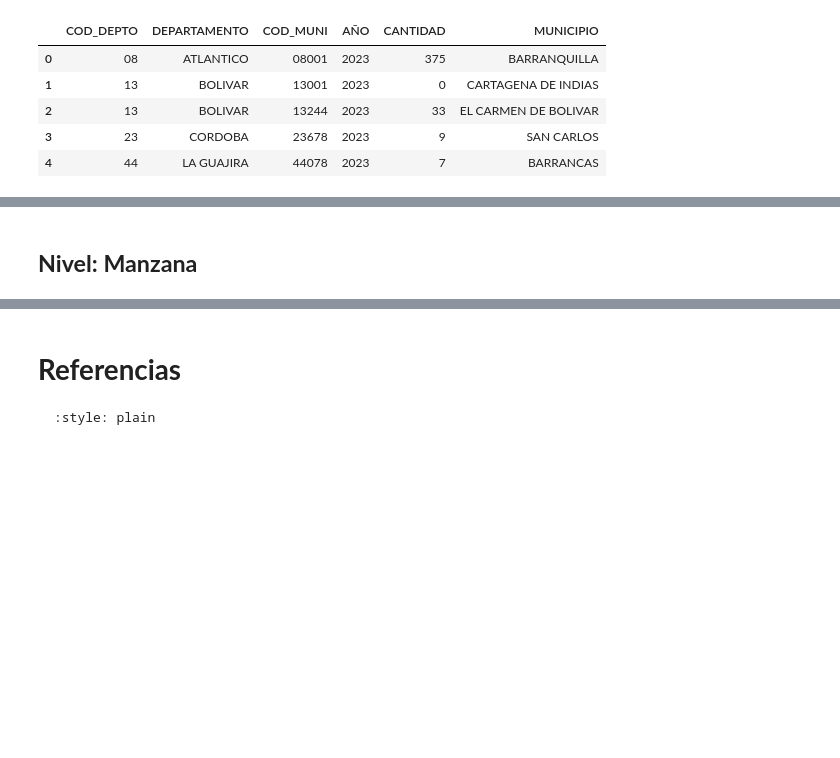
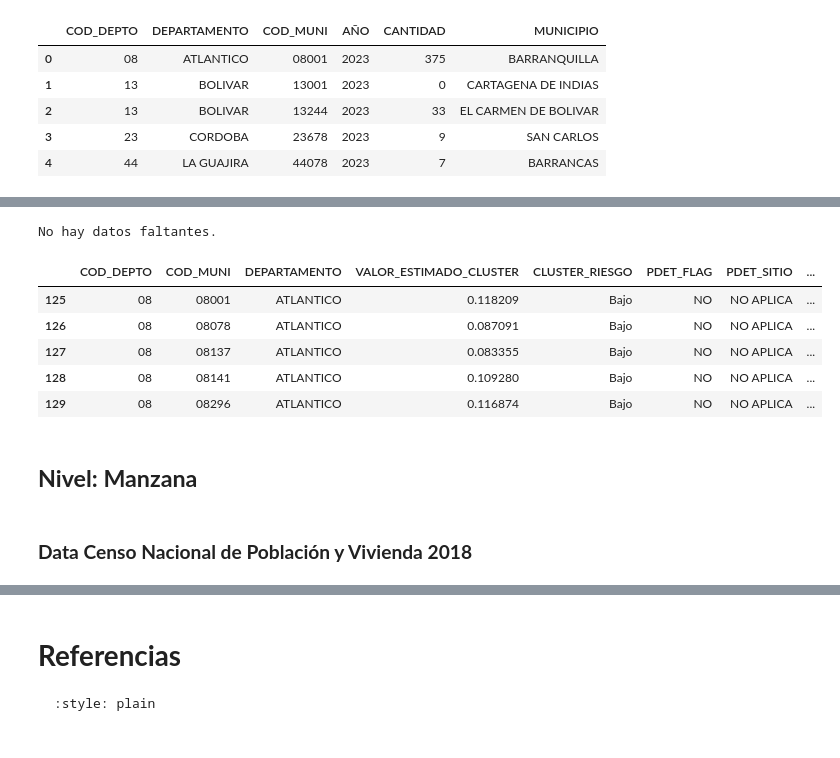
Before and after one commit to CIDEACC/datos_externos_convocatoria38, a Jupyter notebook: _sources/raw_to_processed.ipynb, the cells around one changed output, grey strips where cells are left out. Saved outputs shown, nothing was run; the diff lists cells and outputs as text; code cells hidden in the pictures; blank space fills up the shorter version.

```diff
--- a/_sources/raw_to_processed.ipynb
+++ b/_sources/raw_to_processed.ipynb
@@ -128,2 +185,20 @@ data_processed_homicidios.head()
+# %%
+data_raw_riesgo_de_victimizacion = pd.read_csv('https://docs.google.com/spreadsheets/d/1qEo0NCDoLLb9RayhLiIibxlQ6xiD9xI1/export?format=csv')
+data_processed_riesgo_de_victimizacion = data_cleaned_riesgo_de_victimizacion(data_raw_riesgo_de_victimizacion, 'CARIBE')
+# %%
+analizar_columnas_faltantes(data_processed_riesgo_de_victimizacion)
+# %% [output]
+No hay datos faltantes.
+# %%
+data_processed_riesgo_de_victimizacion.head()
+# %% [output]
+|  | COD_DEPTO | COD_MUNI | DEPARTAMENTO | VALOR_ESTIMADO_CLUSTER | CLUSTER_RIESGO | PDET_FLAG | PDET_SITIO | ... |
+| 125 | 08 | 08001 | ATLANTICO | 0.118209 | Bajo | NO | NO APLICA | ... |
+| 126 | 08 | 08078 | ATLANTICO | 0.087091 | Bajo | NO | NO APLICA | ... |
+| 127 | 08 | 08137 | ATLANTICO | 0.083355 | Bajo | NO | NO APLICA | ... |
+| 128 | 08 | 08141 | ATLANTICO | 0.109280 | Bajo | NO | NO APLICA | ... |
+| 129 | 08 | 08296 | ATLANTICO | 0.116874 | Bajo | NO | NO APLICA | ... |
 # %% [markdown]
 ## **Nivel: Manzana**
+# %% [markdown]
+### **Data Censo Nacional de Población y Vivienda 2018**
```
Also changed, not shown: parts of 20 cells of this notebook, 26 other files.
